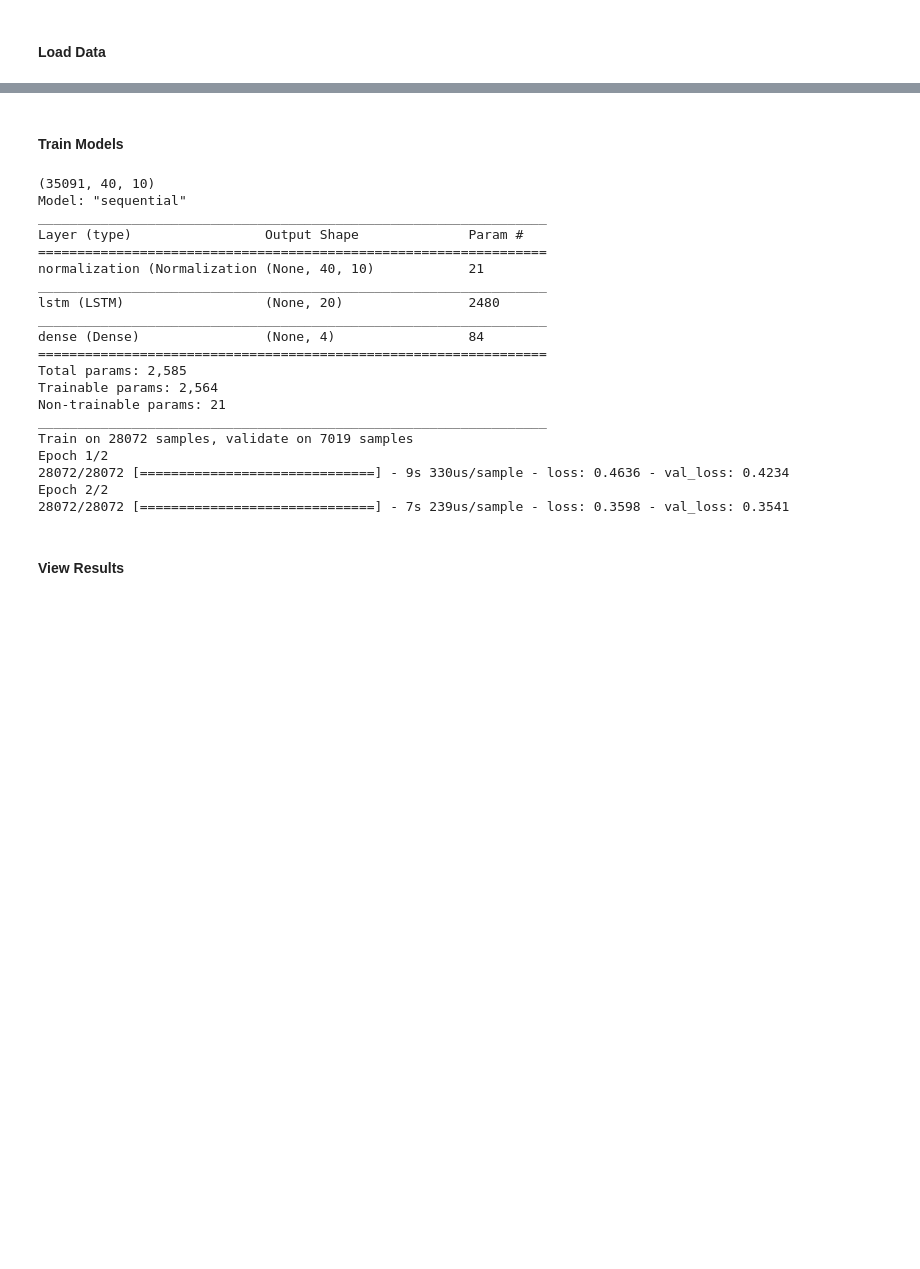
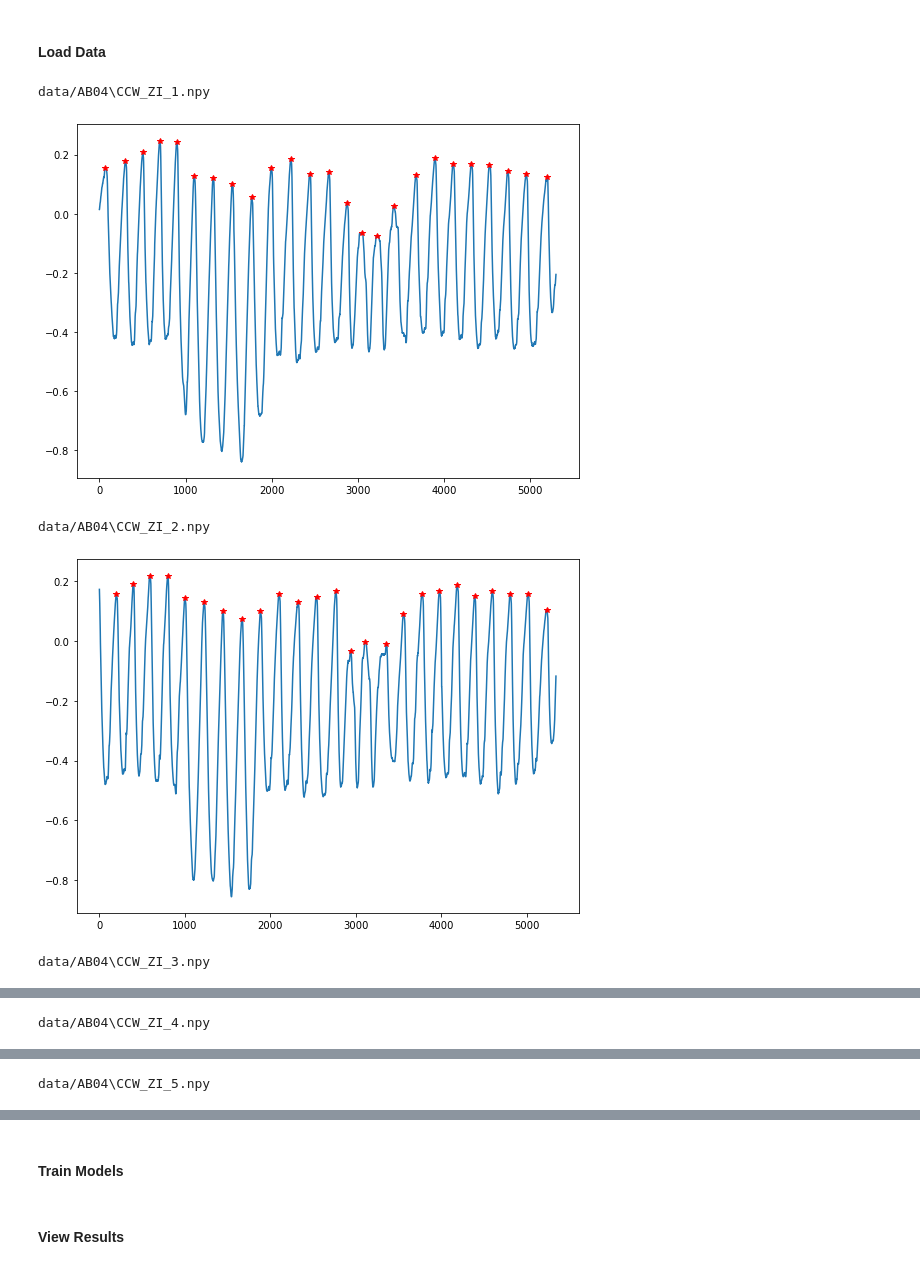
Before and after one commit to inseungkang/HipExo_GaitPhaseEstimation, a Jupyter notebook: Phase1Pipeline.ipynb, the cells around one changed output, grey strips where cells are left out. Cells and saved outputs as stored; diff of their text form; code cells hidden in the pictures; blank space fills up the shorter version.

```diff
--- a/Phase1Pipeline.ipynb
+++ b/Phase1Pipeline.ipynb
@@ -39,6 +39,12 @@ hyperparameter_configs = get_model_configs(hyperparam_space)
 # %% [markdown]
 #### Load Data
 # %%
-data = import_data()
+data = import_data(4, 'CCW_ZI')
 data = label_data(data)
 data_list = cut_data(data)
+# %% [output]
+data/AB04\CCW_ZI_1.npy
+[figure, added]
+data/AB04\CCW_ZI_2.npy
+[figure, added]
+data/AB04\CCW_ZI_3.npy
@@ -44,0 +52 @@ data_list = cut_data(data)
+data/AB04\CCW_ZI_4.npy
@@ -44,0 +54 @@ data_list = cut_data(data)
+data/AB04\CCW_ZI_5.npy
@@ -46,27 +57,6 @@ data_list = cut_data(data)
 #### Train Models
 # %%
 trial_results, average_results = train_models(hyperparam_space['model'], hyperparameter_configs, data_list)
-# %% [output]
-(35091, 40, 10)
-Model: "sequential"
-_________________________________________________________________
-Layer (type)                 Output Shape              Param #
-=================================================================
-normalization (Normalization (None, 40, 10)            21
-_________________________________________________________________
-lstm (LSTM)                  (None, 20)                2480
-_________________________________________________________________
-dense (Dense)                (None, 4)                 84
-=================================================================
-Total params: 2,585
-Trainable params: 2,564
-Non-trainable params: 21
-_________________________________________________________________
-Train on 28072 samples, validate on 7019 samples
-Epoch 1/2
-28072/28072 [==============================] - 9s 330us/sample - loss: 0.4636 - val_loss: 0.4234
-Epoch 2/2
-28072/28072 [==============================] - 7s 239us/sample - loss: 0.3598 - val_loss: 0.3541
 # %% [markdown]
 #### View Results
 # %%
```
Also changed, not shown: parts of 3 cells of this notebook.
